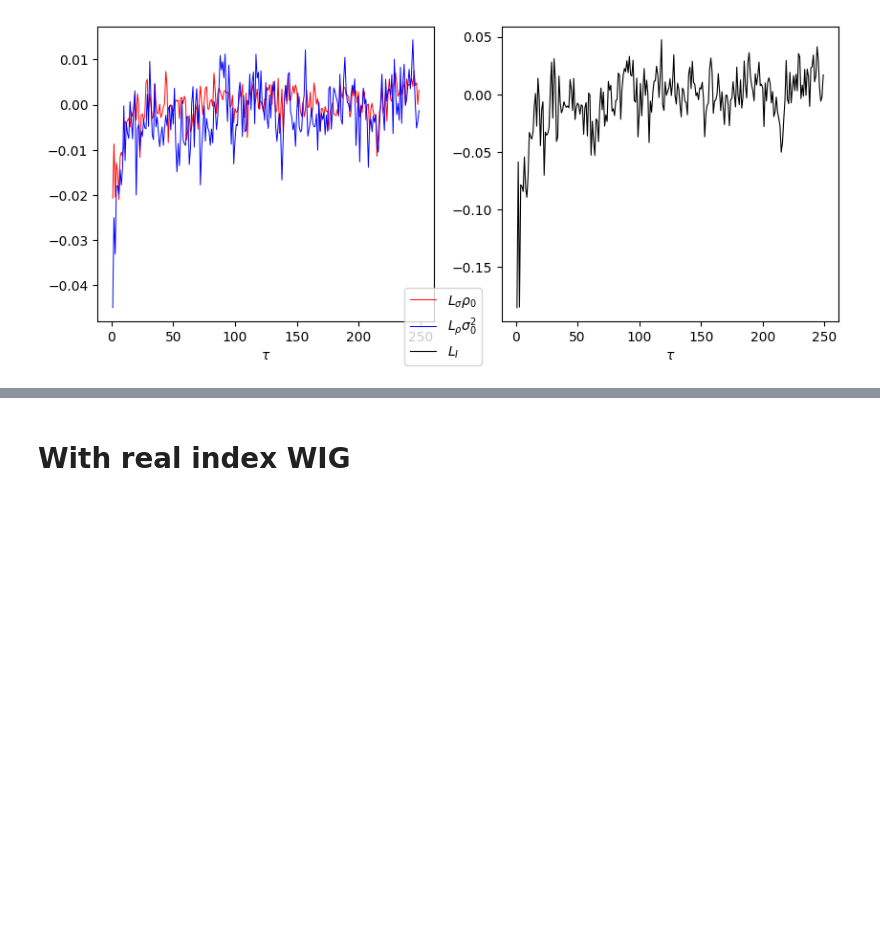
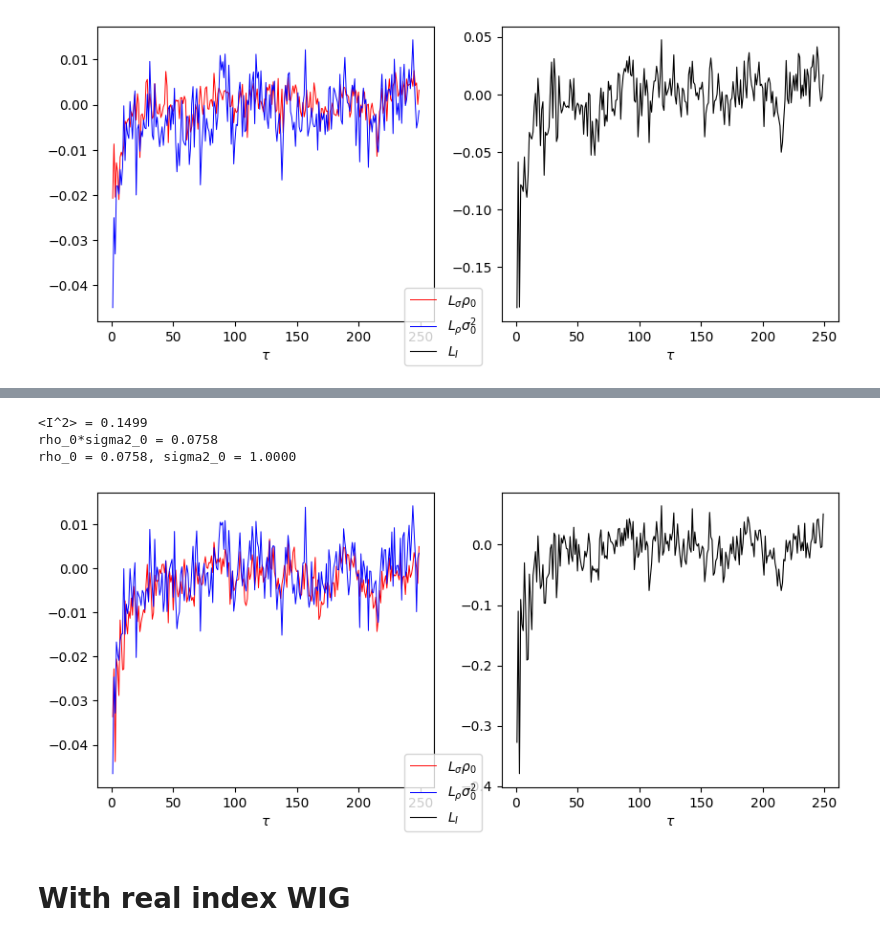
Before and after one commit to megi2601/physics_masters, a Jupyter notebook: code/leverege_effect_poland.ipynb, the cells around one changed output, grey strips where cells are left out. Drawn from its saved outputs; the diff is of its cells as text; code cells hidden in the pictures; blank space fills up the shorter version.

```diff
--- a/code/leverege_effect_poland.ipynb
+++ b/code/leverege_effect_poland.ipynb
@@ -41,3 +69,14 @@ rho_0*sigma2_0 = 0.0666
+# %%
+importlib.reload(f)
+fig, ax = plt.subplots(1, 2, figsize=(10, 4))
+data = f.calculate_correlation_functions(df_concat, index_series)
+
+f.plot_correlation_functions(data, fig, ax)
+# %% [output]
+<I^2> = 0.1499
+rho_0*sigma2_0 = 0.0758
+rho_0 = 0.0758, sigma2_0 = 1.0000
+[figure, added]
 # %% [markdown]
 # With real index WIG
 # %%
```
Also changed, not shown: parts of 8 cells of this notebook, 8 other files.
